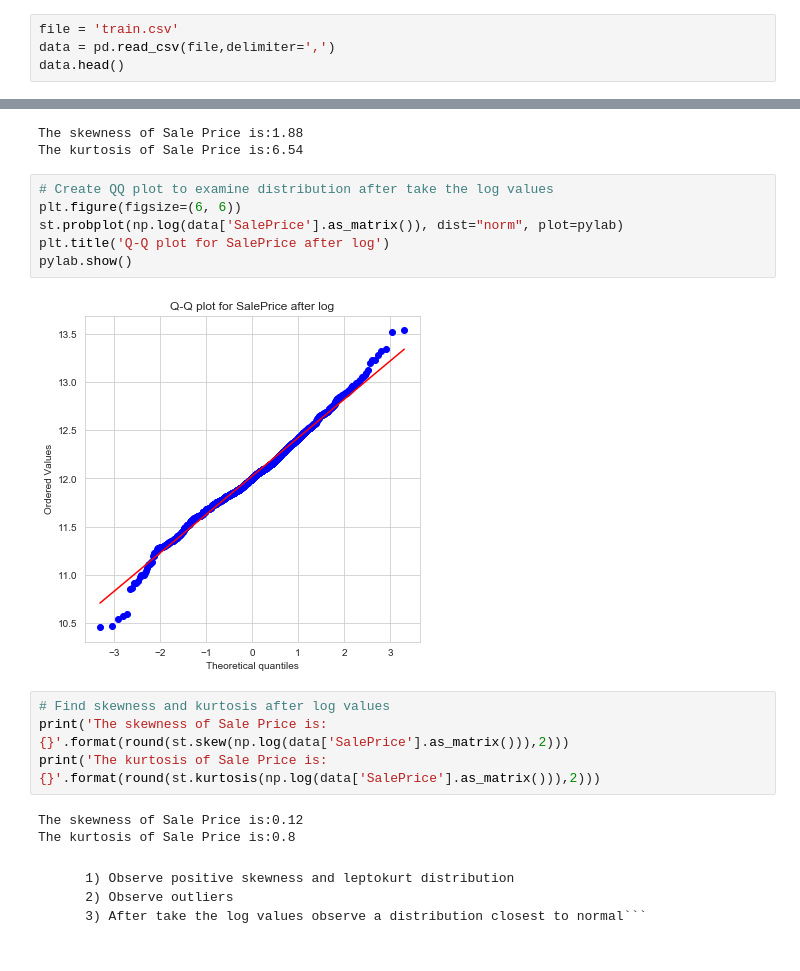
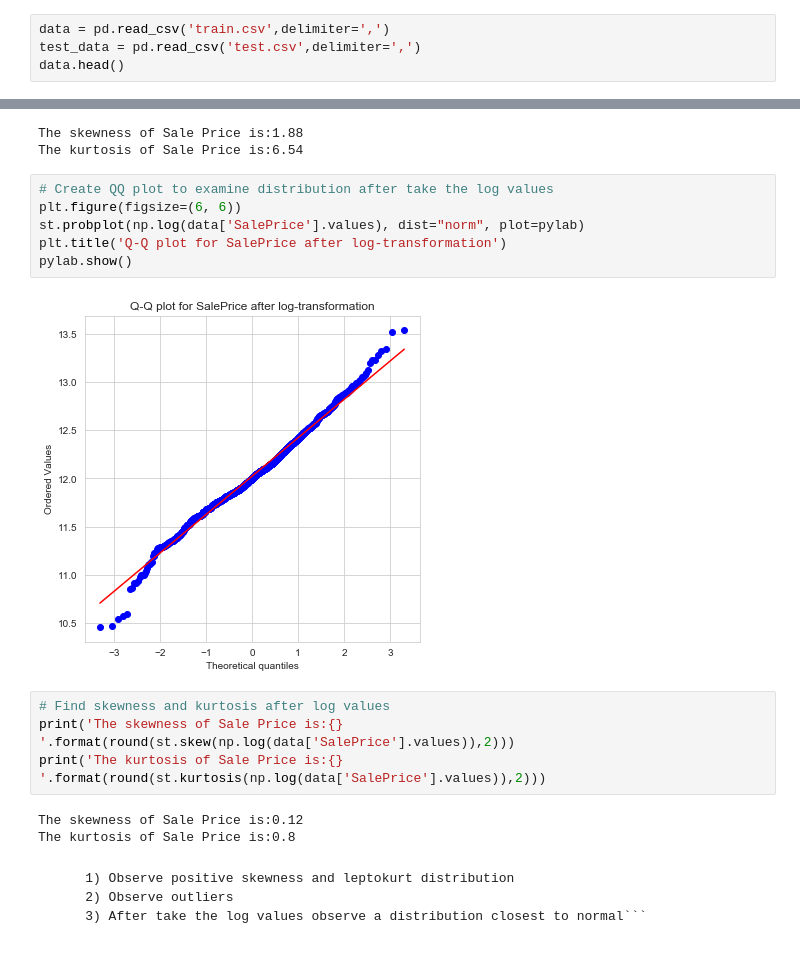
Before and after one commit to MariaStamouli/House-Pricing, a Jupyter notebook: House Pricing Advanced regression.ipynb, the cells around one changed output, grey strips where cells are left out. Drawn from its saved outputs; the diff is of its cells as text.

```diff
--- a/House Pricing Advanced regression.ipynb
+++ b/House Pricing Advanced regression.ipynb
@@ -11,8 +11,8 @@ import seaborn as sns
 import pylab
 %matplotlib inline
 # %%
-file = 'train.csv'
-data = pd.read_csv(file,delimiter=',')
+data = pd.read_csv('train.csv',delimiter=',')
+test_data = pd.read_csv('test.csv',delimiter=',')
 data.head()
 # %% [output]
 |  | Id | MSSubClass | MSZoning | LotFrontage | LotArea | Street | Alley | LotShape | LandContour | ... |
@@ -82,15 +82,15 @@ The kurtosis of Sale Price is:6.54
 # %%
 # Create QQ plot to examine distribution after take the log values
 plt.figure(figsize=(6, 6))
-st.probplot(np.log(data['SalePrice'].as_matrix()), dist="norm", plot=pylab)
-plt.title('Q-Q plot for SalePrice after log')
+st.probplot(np.log(data['SalePrice'].values), dist="norm", plot=pylab)
+plt.title('Q-Q plot for SalePrice after log-transformation')
 pylab.show()
 # %% [output]
-[figure, old version]
+[figure, new version]
 # %%
 # Find skewness and kurtosis after log values
-print('The skewness of Sale Price is:{}'.format(round(st.skew(np.log(data['SalePrice'].as_matrix())),2)))
-print('The kurtosis of Sale Price is:{}'.format(round(st.kurtosis(np.log(data['SalePrice'].as_matrix())),2)))
+print('The skewness of Sale Price is:{} '.format(round(st.skew(np.log(data['SalePrice'].values)),2)))
+print('The kurtosis of Sale Price is:{} '.format(round(st.kurtosis(np.log(data['SalePrice'].values)),2)))
 # %% [output]
 The skewness of Sale Price is:0.12
 The kurtosis of Sale Price is:0.8
```
Also changed, not shown: parts of 19 cells of this notebook.
